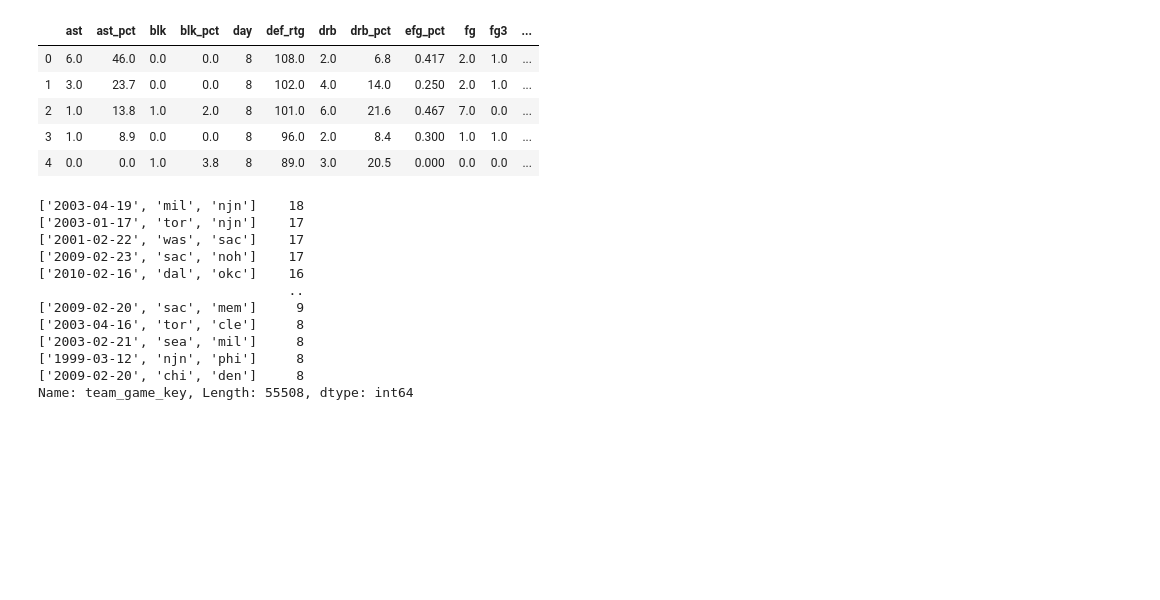
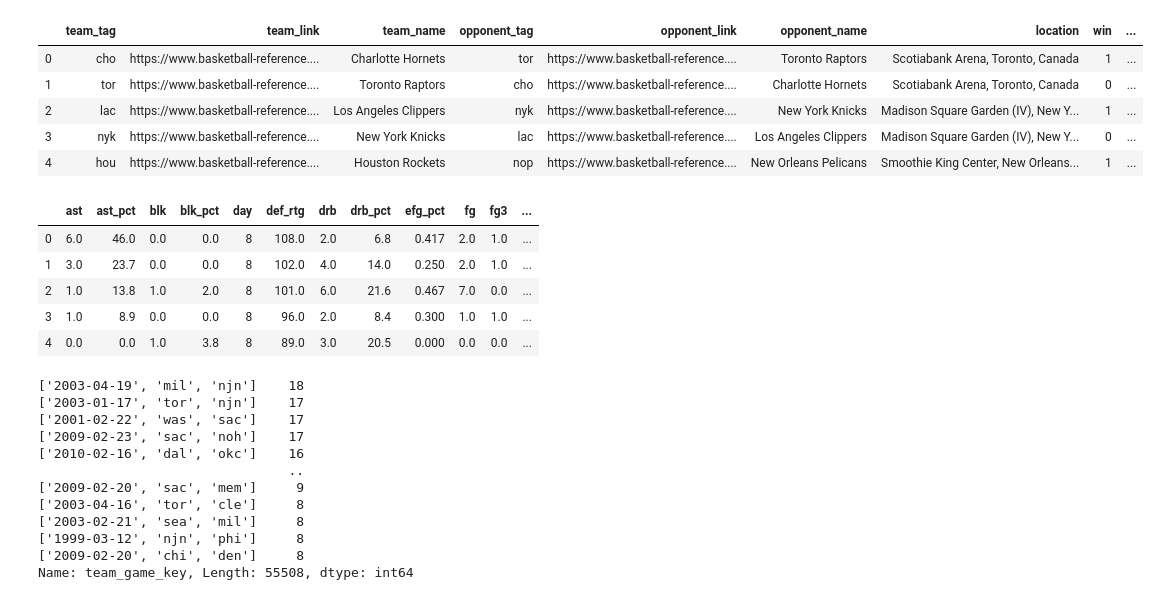
Before and after one commit to tristan00/sports_predictor, a Jupyter notebook: nba/eda.ipynb, the cells around one changed output. Cells and saved outputs as stored; diff of their text form; code cells hidden in the pictures; blank space fills up the shorter version.

```diff
--- a/nba/eda.ipynb
+++ b/nba/eda.ipynb
@@ -77,3 +79,12 @@ team_data.shape, player_data.shape
+# %%
+team_data.head()
+# %% [output]
+|  | team_tag | team_link | team_name | opponent_tag | opponent_link | opponent_name | location | win | ... |
+| 0 | cho | https://www.basketball-reference.... | Charlotte Hornets | tor | https://www.basketball-reference.... | Toronto Raptors | Scotiabank Arena, Toronto, Canada | 1 | ... |
+| 1 | tor | https://www.basketball-reference.... | Toronto Raptors | cho | https://www.basketball-reference.... | Charlotte Hornets | Scotiabank Arena, Toronto, Canada | 0 | ... |
+| 2 | lac | https://www.basketball-reference.... | Los Angeles Clippers | nyk | https://www.basketball-reference.... | New York Knicks | Madison Square Garden (IV), New Y... | 1 | ... |
+| 3 | nyk | https://www.basketball-reference.... | New York Knicks | lac | https://www.basketball-reference.... | Los Angeles Clippers | Madison Square Garden (IV), New Y... | 0 | ... |
+| 4 | hou | https://www.basketball-reference.... | Houston Rockets | nop | https://www.basketball-reference.... | New Orleans Pelicans | Smoothie King Center, New Orleans... | 1 | ... |
 # %%
 player_data['date_str'] = player_data.apply(
             lambda x: str(x['year']).zfill(4) + '-' + str(x['month']).zfill(2) + '-' + str(x['day']).zfill(2), axis=1)
```
Also changed, not shown: parts of 18 cells of this notebook, 8 other files.
